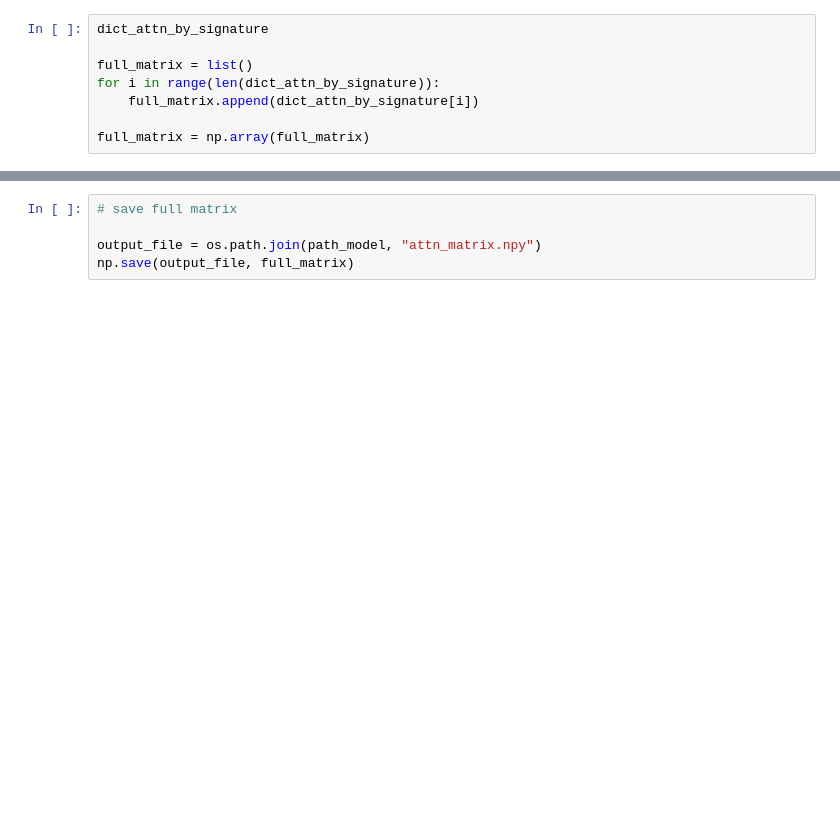
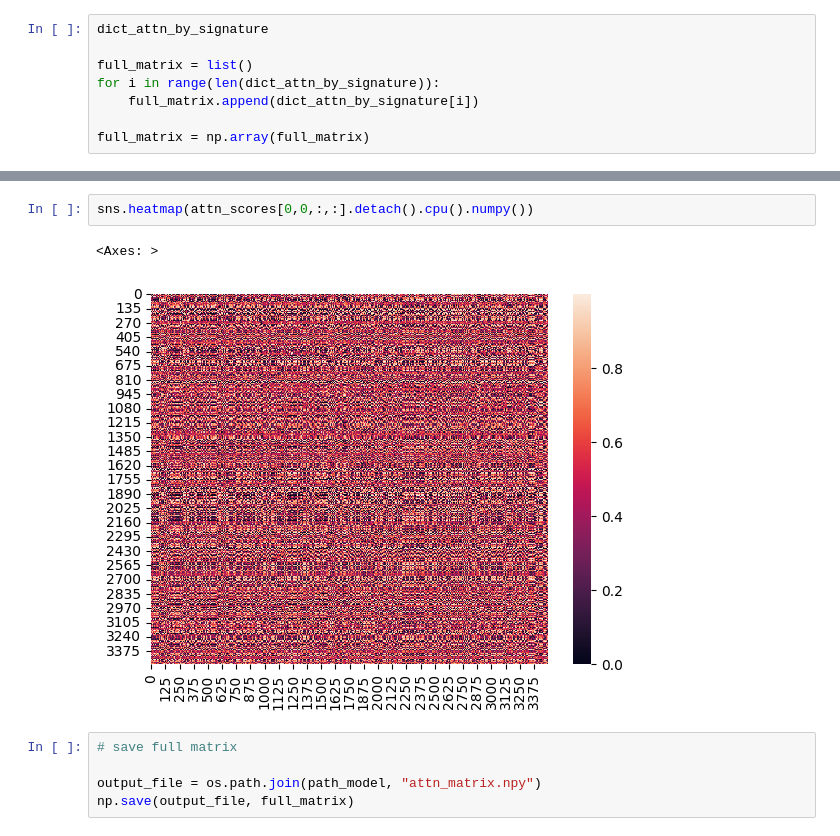
Before and after one commit to 00dylan00/scGPT_playground, a Jupyter notebook: notebooks/extracting_att_weights.ipynb, the cells around one changed output, grey strips where cells are left out. Cells and saved outputs as stored; diff of their text form; blank space fills up the shorter version.

```diff
--- a/notebooks/extracting_att_weights.ipynb
+++ b/notebooks/extracting_att_weights.ipynb
@@ -374,3 +467,8 @@ full_matrix.shape
+# %%
+sns.heatmap(attn_scores[0,0,:,:].detach().cpu().numpy())
+# %% [output]
+<Axes: >
+[figure, added]
 # %%
 # save full matrix
 
```
Also changed, not shown: parts of 14 cells of this notebook, 1 other file.
